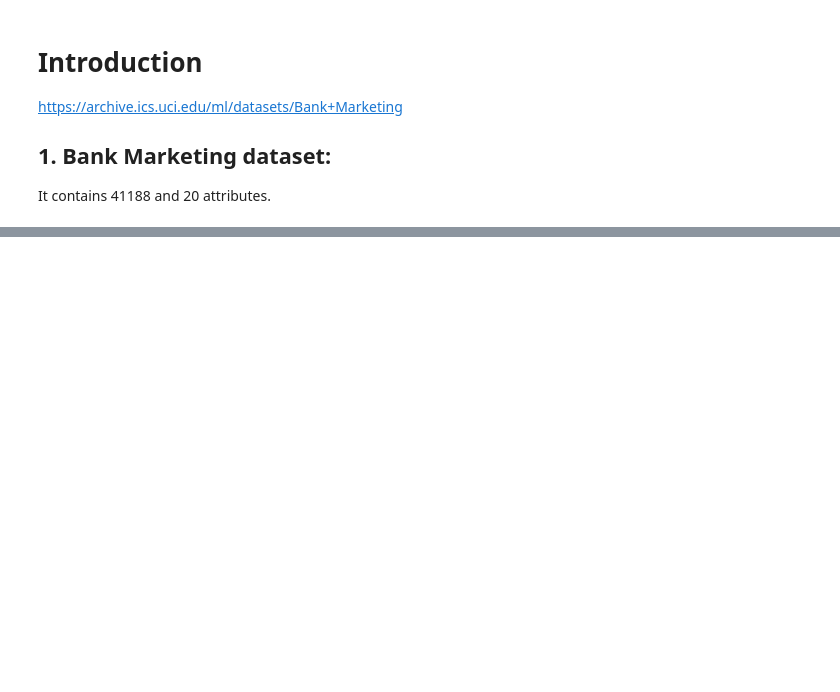
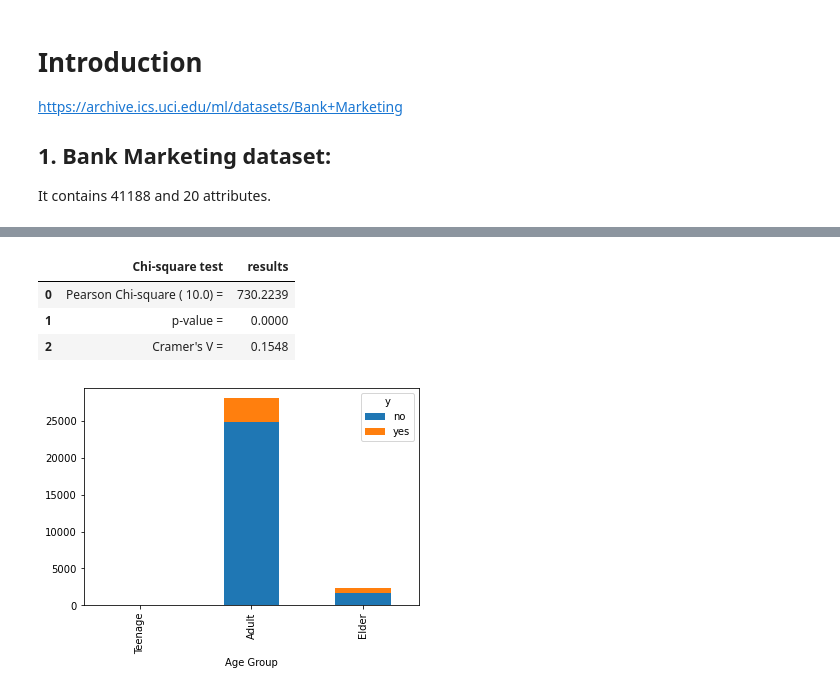
Before and after one commit to Cheeseburgerfly/AIAssignment, a Jupyter notebook: Latest.ipynb, the cells around one changed output, grey strips where cells are left out. Saved outputs shown, nothing was run; the diff lists cells and outputs as text; code cells hidden in the pictures; blank space fills up the shorter version.

```diff
--- a/Latest.ipynb
+++ b/Latest.ipynb
@@ -27,0 +199,12 @@ df.head()
+# %%
+test_results
+# %% [output]
+|  | Chi-square test | results |
+| 0 | Pearson Chi-square ( 10.0) = | 730.2239 |
+| 1 | p-value = | 0.0000 |
+| 2 | Cramer's V = | 0.1548 |
+# %%
+df.groupby(['Age Group','y']).size().unstack().plot(kind='bar',stacked=True)
+plt.show()
+# %% [output]
+[figure, added]
```
Also changed, not shown: parts of 68 cells of this notebook.
